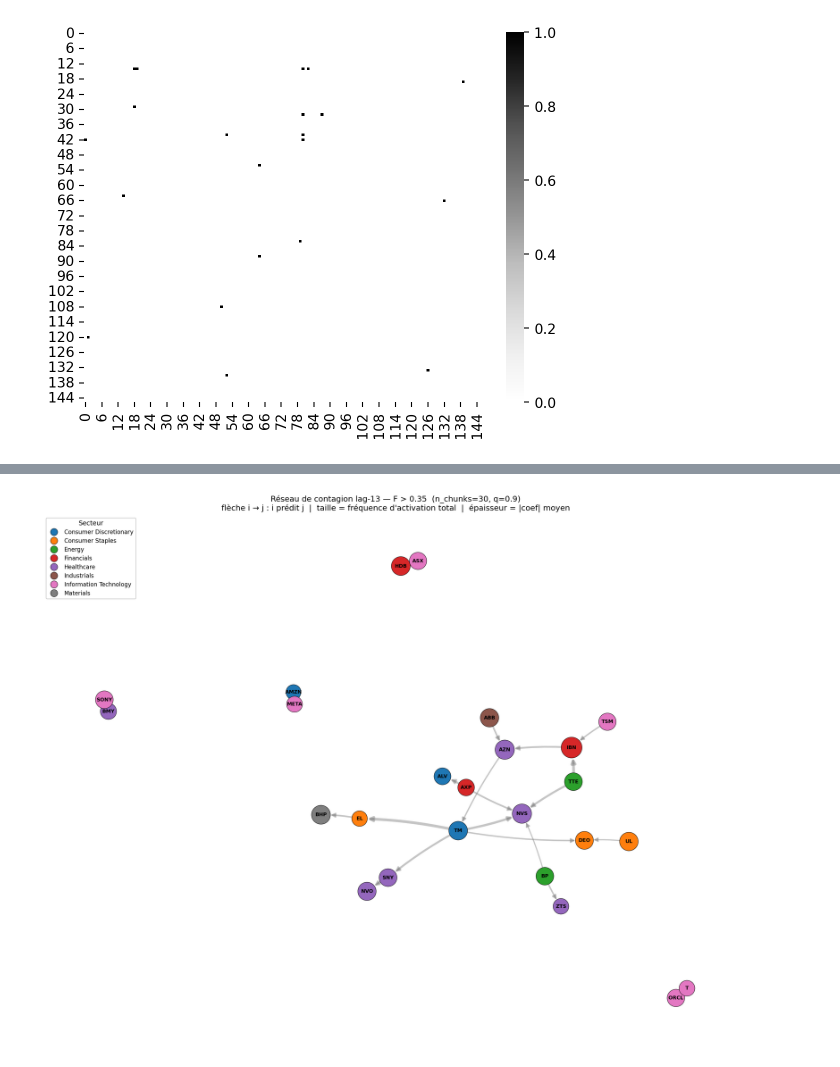
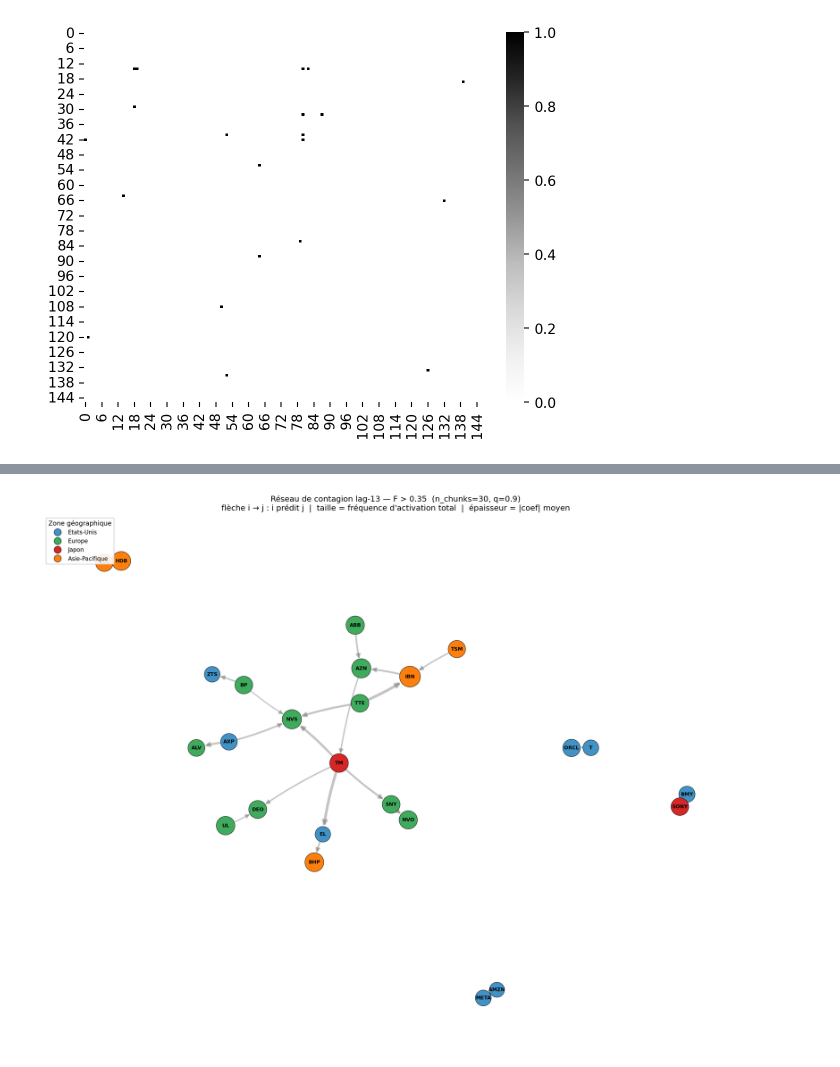
Before and after one commit to theodore34/contagion, a Jupyter notebook: validation.ipynb, the cells around one changed output, grey strips where cells are left out. Drawn from its saved outputs; the diff is of its cells as text; code cells hidden in the pictures.

Commit message:
Ajout zones géographiques

```diff
--- a/validation.ipynb
+++ b/validation.ipynb
@@ -779,6 +779,45 @@ sns.heatmap(adj, cmap='Greys', vmin=0, vmax=1)
 # %%
 import networkx as nx
 from fa2_modified import ForceAtlas2
+
+# ── Zones géographiques ───────────────────────────────────────────
+GEO_MAP = {
+    **{t: 'Etats-Unis' for t in [
+        'AMZN','BKNG','COST','DIS','HD','IDEX','LOW','MCD','NKE','NVR','SBUX','TJX','TSLA',
+        'EL','GE','HON','ITW','KO','MDLZ','MO','PEP','PG','PM','WMT',
+        'BKR','COP','CVX','EOG','SLB','XOM',
+        'AXP','BAC','BLK','BX','C','CB','GS','JPM','MC','MMC','MS','SCHW','WFC',
+        'ABBV','ABT','AMGN','BDX','BMY','BSX','CI','CVS','DHR','ELV','GILD',
+        'HCA','ISRG','JNJ','LLY','MDT','MRK','PFE','SYK','TMO','UNH','VRTX','ZTS',
+        'BA','CAT','DE','ETN','LMT','PYPL','UNP','UPS',
+        'AAPL','ACN','ADBE','ADI','ADP','AMAT','AMD','AVGO','CMCSA','CRM','CSCO',
+        'GOOG','IBM','INTC','INTU','LRCX','MA','META','MSFT','MU','NFLX','NOW',
+        'NVDA','ORCL','PANW','QCOM','T','TMUS','TXN','V','VZ',
+        'LIN','AMT','PLD','DTE','NEE','SO',
+    ]},
+    **{t: 'Japon'        for t in ['TM', 'SONY', 'MUFG']},
+    **{t: 'Europe'       for t in [
+        'AZN','BP','SHEL','UL','DEO','HSBC','BTI',
+        'ALV','NVS','ABB','TTE','SNY','NVO','EQNR','ASML','SAP','AIR','BUD','CFR',
+    ]},
+    **{t: 'Asie-Pacifique' for t in [
+        'TSM','ASX',       # Taiwan (ASX = Advanced Semiconductor Engineering)
+        'IBN','HDB',       # Inde
+        'BABA','PDD',      # Chine
+        'BHP','CSL',       # Australie
+    ]},
+    **{t: 'Amériques hors US' for t in ['TD','CNI','CP','SHOP','PBR']},
+}
+
+GEO_COLORS = {
+    'Etats-Unis':        '#4292c6',
+    'Europe':            '#41ab5d',
+    'Japon':             '#d62728',
+    'Asie-Pacifique':    '#ff7f0e',
+    'Amériques hors US': '#9467bd',
+}
+
+geo_arr = np.array([GEO_MAP.get(a, 'Etats-Unis') for a in asset_names])
 
 # ── Adjacence binaire : seuil sur F ──────────────────────────────
 SEUIL_F = 0.35
@@ -786,63 +825,45 @@ adj = (F > SEUIL_F).astype(int)
 np.fill_diagonal(adj, 0)
 
 # ── Pondération des arêtes : moyenne |A_cst| sur les chunks où active ──
-# Convention : A_cst[i, j] = effet de r_i(t-lag) sur r_j(t)
-# Donc arête i → j signifie "i prédit/cause j" (sens de contagion correct).
-A_stack  = np.stack([A for A, _ in fits_def], axis=0)        # (n_chunks, N, N)
+A_stack  = np.stack([A for A, _ in fits_def], axis=0)
 A_count  = (A_stack != 0).sum(axis=0)
 A_meanW  = np.where(A_count > 0,
-                    np.abs(A_stack).sum(axis=0) / np.maximum(A_count, 1),
-                    0.0)
+                    np.abs(A_stack).sum(axis=0) / np.maximum(A_count, 1), 0.0)
 
 # ── Taille des noeuds : fréquence d'activation totale (out + in) ─
 node_freq = F.sum(axis=1) + F.sum(axis=0)
 
-
-# ── Graphe orienté + retrait des isolés ──────────────────────────
+# ── Graphe orienté ───────────────────────────────────────────────
 G = nx.from_numpy_array(adj, create_using=nx.DiGraph)
 G = nx.relabel_nodes(G, {i: name for i, name in enumerate(asset_names)})
 for i, name in enumerate(asset_names):
+    G.nodes[name]['geo']    = geo_arr[i]
     G.nodes[name]['sector'] = sector_arr[i]
     G.nodes[name]['freq']   = node_freq[i]
 for u, v in G.edges():
     iu = asset_names.index(u); iv = asset_names.index(v)
     G[u][v]['weight'] = A_meanW[iu, iv]
 
-# Virer les actifs sans aucune connexion (in_degree + out_degree == 0)
 isolated = [n for n in G.nodes() if G.in_degree(n) + G.out_degree(n) == 0]
 G.remove_nodes_from(isolated)
-print(f'Isolés retirés : {len(isolated)}   |   actifs gardés : {G.number_of_nodes()}   |   arêtes : {G.number_of_edges()}')
-
+print(f'Isolés : {len(isolated)}   |   actifs : {G.number_of_nodes()}   |   arêtes : {G.number_of_edges()}')
 
 # ── Layout ForceAtlas2 ────────────────────────────────────────────
 fa2 = ForceAtlas2(
-    outboundAttractionDistribution=True,
-    edgeWeightInfluence=1.0,
-    jitterTolerance=1.0,
-    barnesHutOptimize=True,
-    barnesHutTheta=1.2,
-    scalingRatio=2.0,
-    strongGravityMode=False,
-    gravity=1.0,
-    verbose=False,
+    outboundAttractionDistribution=True, edgeWeightInfluence=1.0,
+    jitterTolerance=1.0, barnesHutOptimize=True, barnesHutTheta=1.2,
+    scalingRatio=2.0, strongGravityMode=False, gravity=1.0, verbose=False,
 )
 pos = fa2.forceatlas2_networkx_layout(G.to_undirected(), pos=None, iterations=400)
 
-
 # ── Couleurs et tailles ───────────────────────────────────────────
-sectors_unique = sorted(set(G.nodes[n]['sector'] for n in G.nodes()))
-cmap = plt.get_cmap('tab10' if len(sectors_unique) <= 10 else 'tab20')
-sector_colors = {s: cmap(i % cmap.N) for i, s in enumerate(sectors_unique)}
-node_colors = [sector_colors[G.nodes[n]['sector']] for n in G.nodes()]
-
+node_colors = [GEO_COLORS[G.nodes[n]['geo']] for n in G.nodes()]
 freqs       = np.array([G.nodes[n]['freq'] for n in G.nodes()])
 node_sizes  = 50 + 800 * (freqs / freqs.max())
-
-weights = np.array([G[u][v]['weight'] for u, v in G.edges()])
+weights     = np.array([G[u][v]['weight'] for u, v in G.edges()])
 edge_widths = 0.3 + 3.5 * (weights / weights.max()) if weights.max() > 0 else 0.4
 
-
-# ── Plot avec flèches pour montrer le sens i → j ─────────────────
+# ── Plot ──────────────────────────────────────────────────────────
 fig, ax = plt.subplots(figsize=(14, 11))
 nx.draw_networkx_edges(
     G, pos, ax=ax, width=edge_widths, alpha=0.45, edge_color='gray',
@@ -851,15 +872,14 @@ nx.draw_networkx_edges(
 )
 nx.draw_networkx_nodes(G, pos, ax=ax, node_size=node_sizes,
                        node_color=node_colors, edgecolors='black', linewidths=0.5)
-nx.draw_networkx_labels(G, pos, ax=ax, font_size=7, font_color='black',
-                        font_weight='bold')
+nx.draw_networkx_labels(G, pos, ax=ax, font_size=7, font_color='black', font_weight='bold')
 
-# Légende secteurs
-patches = [plt.Line2D([0], [0], marker='o', color='w', label=s,
-                      markerfacecolor=sector_colors[s], markersize=10,
+geos_present = [g for g in GEO_COLORS if any(G.nodes[n]['geo'] == g for n in G.nodes())]
+patches = [plt.Line2D([0], [0], marker='o', color='w', label=g,
+                      markerfacecolor=GEO_COLORS[g], markersize=10,
                       markeredgecolor='black', markeredgewidth=0.5)
-           for s in sectors_unique]
-ax.legend(handles=patches, loc='upper left', fontsize=8, title='Secteur',
+           for g in geos_present]
+ax.legend(handles=patches, loc='upper left', fontsize=8, title='Zone géographique',
           title_fontsize=9, frameon=True, framealpha=0.9)
 
 ax.set_title(
@@ -872,5 +892,9 @@ ax.set_title(
 ax.axis('off')
 plt.tight_layout(); plt.show()
 
-print(f'densité  : {G.number_of_edges() / max(G.number_of_nodes()*(G.number_of_nodes()-1), 1):.4f}')
+print(f'densité : {G.number_of_edges() / max(G.number_of_nodes()*(G.number_of_nodes()-1),1):.4f}')
+from collections import Counter
+print('\nComposition géographique :')
+for g, c in sorted(Counter(G.nodes[n]['geo'] for n in G.nodes()).items(), key=lambda x: -x[1]):
+    print(f'  {g:25s} {c:3d} nœuds')
 # %% [output]
@@ -878 +902 @@ Isolés retirés : 121   |   actifs gardés : 25   |   arêtes : 21
-[figure, old version]
+[figure, new version]
```
Also changed, not shown: parts of 8 cells of this notebook, 3 other files.
